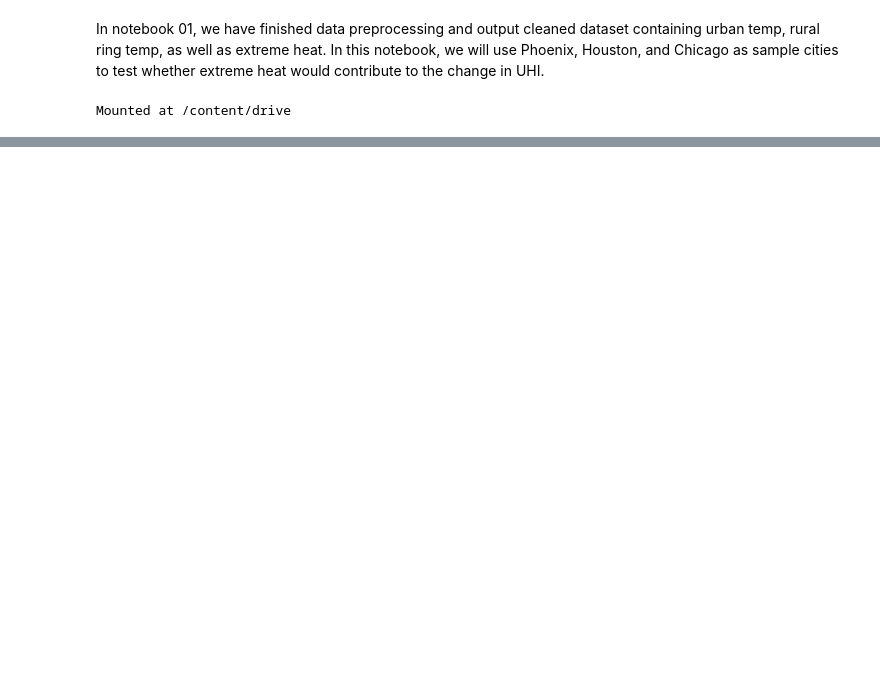
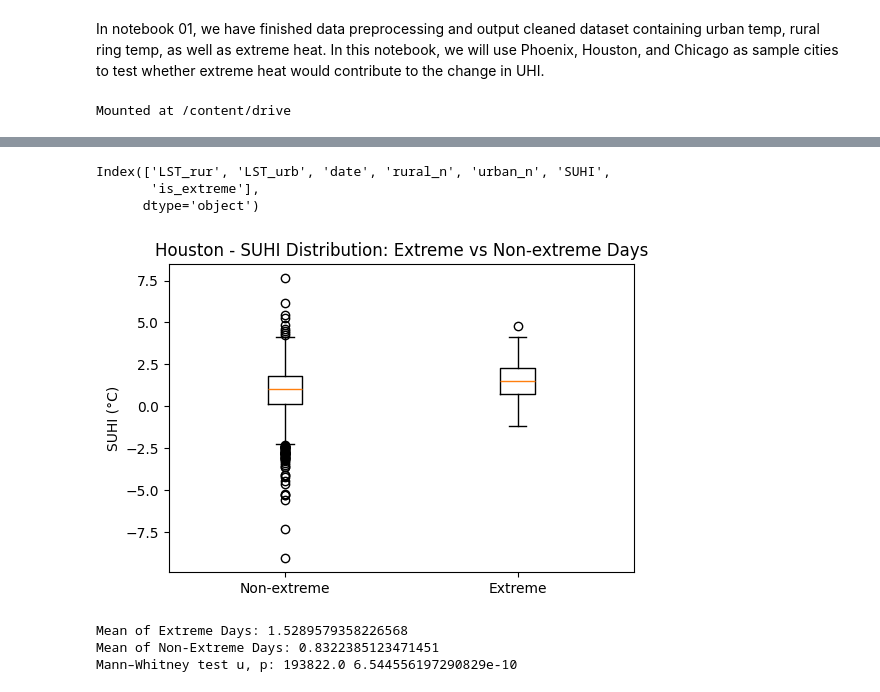
Before and after one commit to cchen744/uhi-extreme-heat-response, a Jupyter notebook: notebooks/02_uhi_extreme_heat_response.ipynb, the cells around one changed output, grey strips where cells are left out. Cells and saved outputs as stored; diff of their text form; code cells hidden in the pictures; blank space fills up the shorter version.

```diff
--- a/notebooks/02_uhi_extreme_heat_response.ipynb
+++ b/notebooks/02_uhi_extreme_heat_response.ipynb
@@ -76,0 +129,42 @@ abs >= 35 C days: 0
+# %%
+# Boxplot - Houston
+houston_df = pd.read_csv('/content/data/cities/Houston_daily_suhi.csv')
+print(houston_df.columns)
+houston_df.head()
+
+
+suhi_non = houston_df.loc[houston_df["is_extreme"] == 0, "SUHI"]
+suhi_ext = houston_df.loc[houston_df["is_extreme"] == 1, "SUHI"]
+
+plt.figure(figsize=(6,4))
+plt.boxplot(
+    [suhi_non, suhi_ext],
+    labels=["Non-extreme", "Extreme"],
+    showfliers=True
+)
+plt.ylabel("SUHI (°C)")
+plt.title("Houston - SUHI Distribution: Extreme vs Non-extreme Days")
+plt.show()
+
+mean_ext = suhi_ext.mean()
+mean_non = suhi_non.mean()
+delta = mean_ext - mean_non
+print("Mean of Extreme Days:", mean_ext)
+print("Mean of Non-Extreme Days:", mean_non)
+
+# Mann–Whitney test: check statistical significance
+u, p = mannwhitneyu(
+    suhi_ext,
+    suhi_non,
+    alternative="greater"
+)
+
+print("Mann–Whitney test u, p:", float(u), float(p))
+# %% [output]
+Index(['LST_rur', 'LST_urb', 'date', 'rural_n', 'urban_n', 'SUHI',
+       'is_extreme'],
+      dtype='object')
+[figure, added]
+Mean of Extreme Days: 1.5289579358226568
+Mean of Non-Extreme Days: 0.8322385123471451
+Mann–Whitney test u, p: 193822.0 6.544556197290829e-10
```
Also changed, not shown: parts of 14 cells of this notebook.
